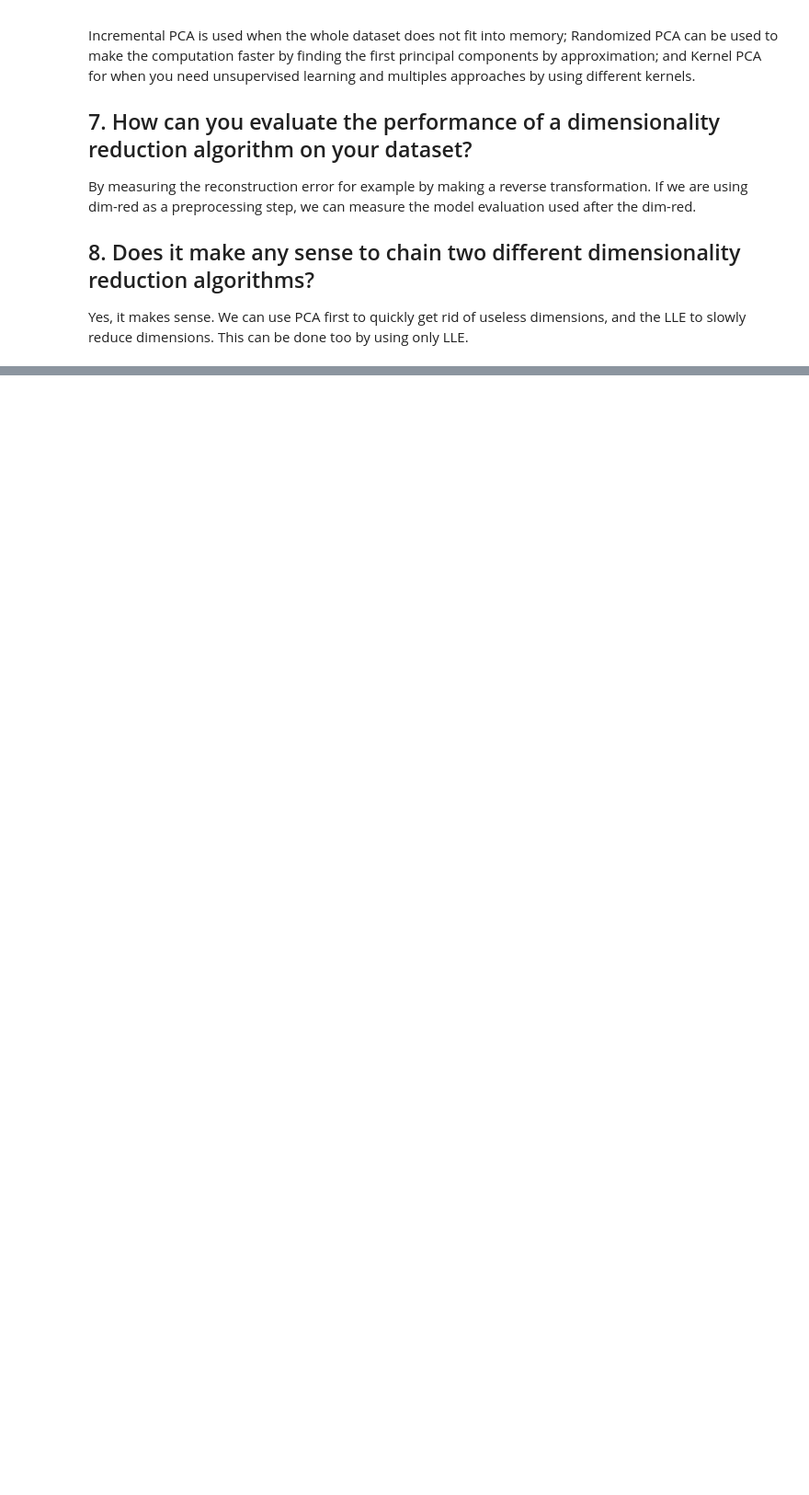
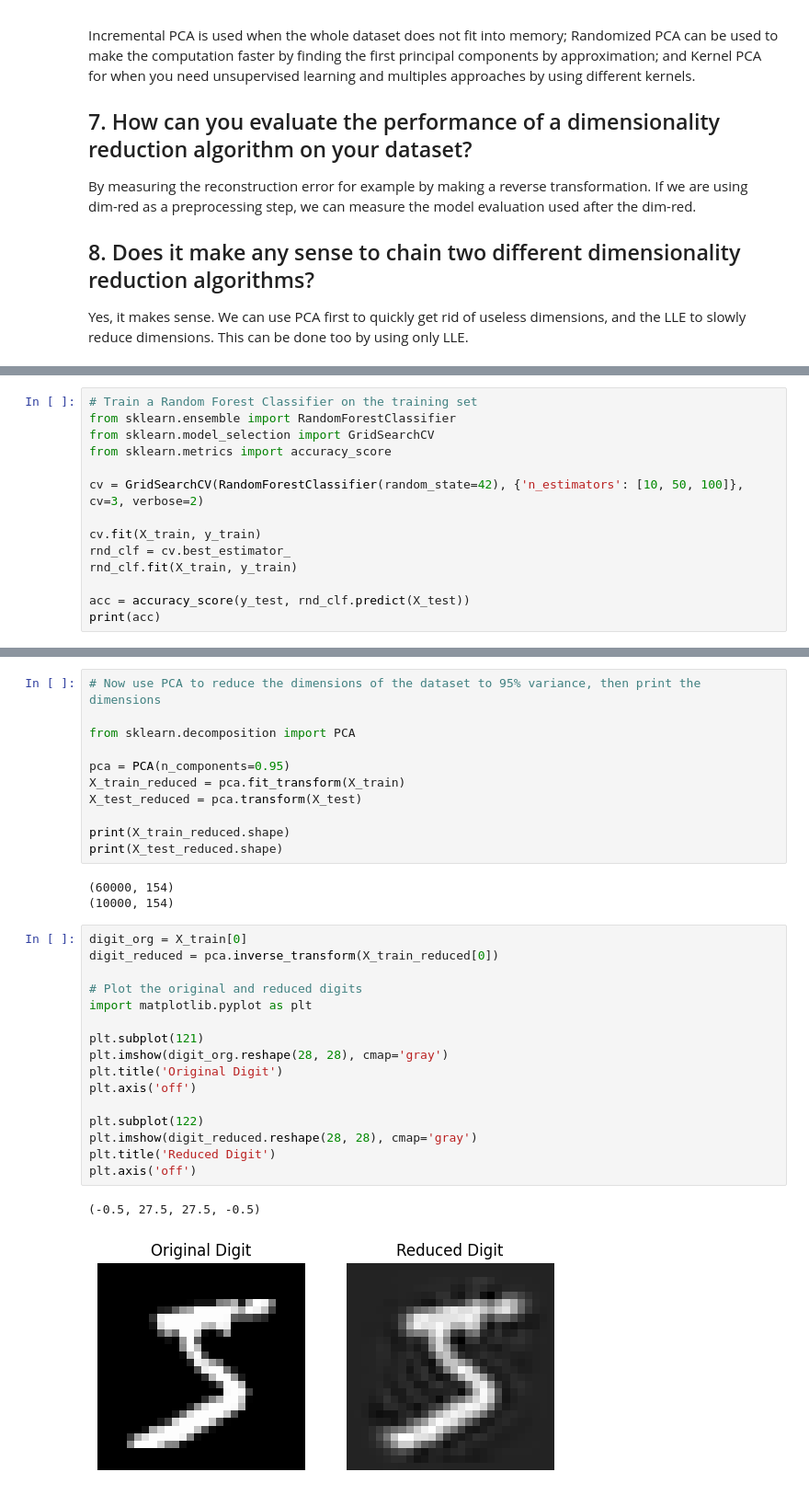
Before and after one commit to aguimorefran/handson-ml, a Jupyter notebook: ch8-dim-red/exercises.ipynb, the cells around one changed output, grey strips where cells are left out. Shown: that part at 92% size. Saved outputs shown, nothing was run; the diff lists cells and outputs as text; blank space fills up the shorter version.

```diff
--- a/ch8-dim-red/exercises.ipynb
+++ b/ch8-dim-red/exercises.ipynb
@@ -68,0 +101,14 @@ Yes, it makes sense. We can use PCA first to quickly get rid of useless dimensio
+# %%
+# Train a Random Forest Classifier on the training set
+from sklearn.ensemble import RandomForestClassifier
+from sklearn.model_selection import GridSearchCV
+from sklearn.metrics import accuracy_score
+
+cv = GridSearchCV(RandomForestClassifier(random_state=42), {'n_estimators': [10, 50, 100]}, cv=3, verbose=2)
+
+cv.fit(X_train, y_train)
+rnd_clf = cv.best_estimator_
+rnd_clf.fit(X_train, y_train)
+
+acc = accuracy_score(y_test, rnd_clf.predict(X_test))
+print(acc)
@@ -68,0 +134,33 @@ Yes, it makes sense. We can use PCA first to quickly get rid of useless dimensio
+# %%
+# Now use PCA to reduce the dimensions of the dataset to 95% variance, then print the dimensions
+
+from sklearn.decomposition import PCA
+
+pca = PCA(n_components=0.95)
+X_train_reduced = pca.fit_transform(X_train)
+X_test_reduced = pca.transform(X_test)
+
+print(X_train_reduced.shape)
+print(X_test_reduced.shape)
+# %% [output]
+(60000, 154)
+(10000, 154)
+# %%
+digit_org = X_train[0]
+digit_reduced = pca.inverse_transform(X_train_reduced[0])
+
+# Plot the original and reduced digits
+import matplotlib.pyplot as plt
+
+plt.subplot(121)
+plt.imshow(digit_org.reshape(28, 28), cmap='gray')
+plt.title('Original Digit')
+plt.axis('off')
+
+plt.subplot(122)
+plt.imshow(digit_reduced.reshape(28, 28), cmap='gray')
+plt.title('Reduced Digit')
+plt.axis('off')
+# %% [output]
+(-0.5, 27.5, 27.5, -0.5)
+[figure, added]
```
Also changed, not shown: parts of 13 cells of this notebook.
